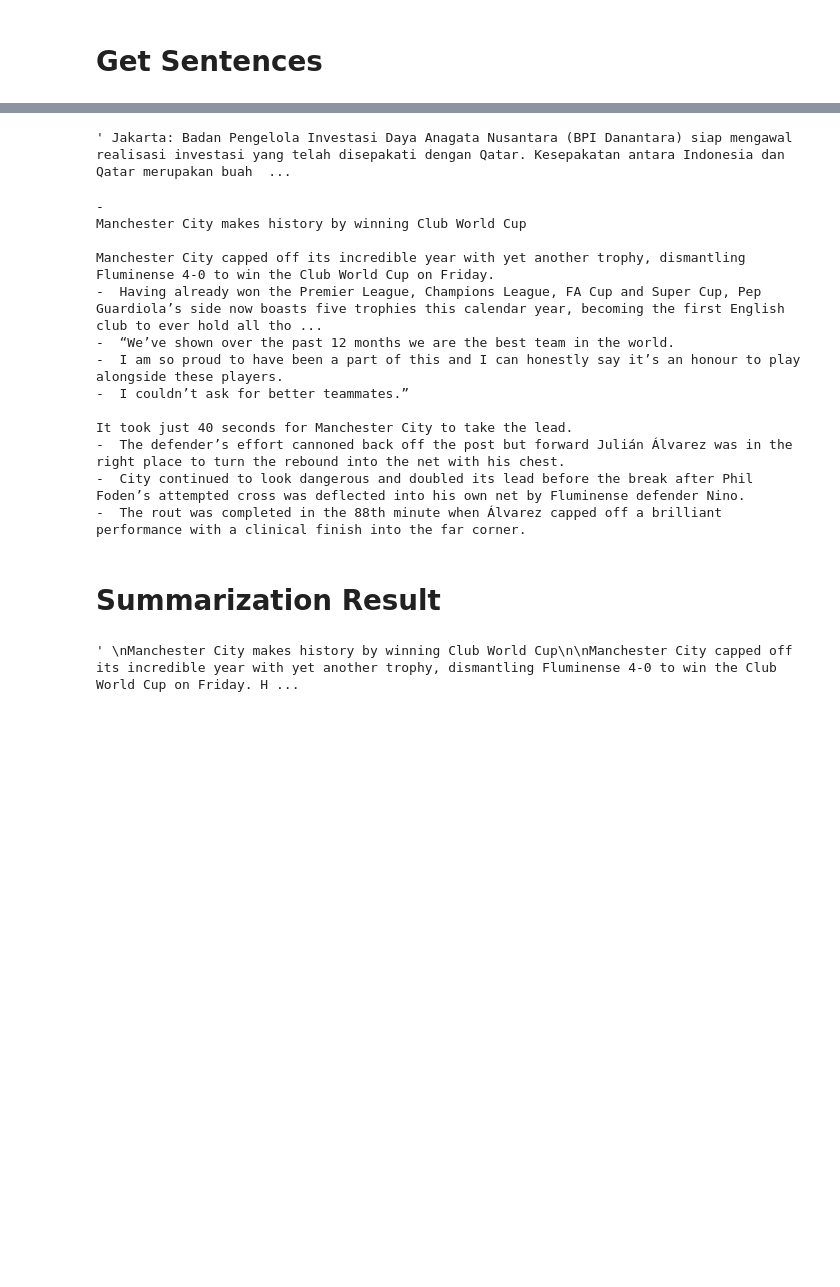
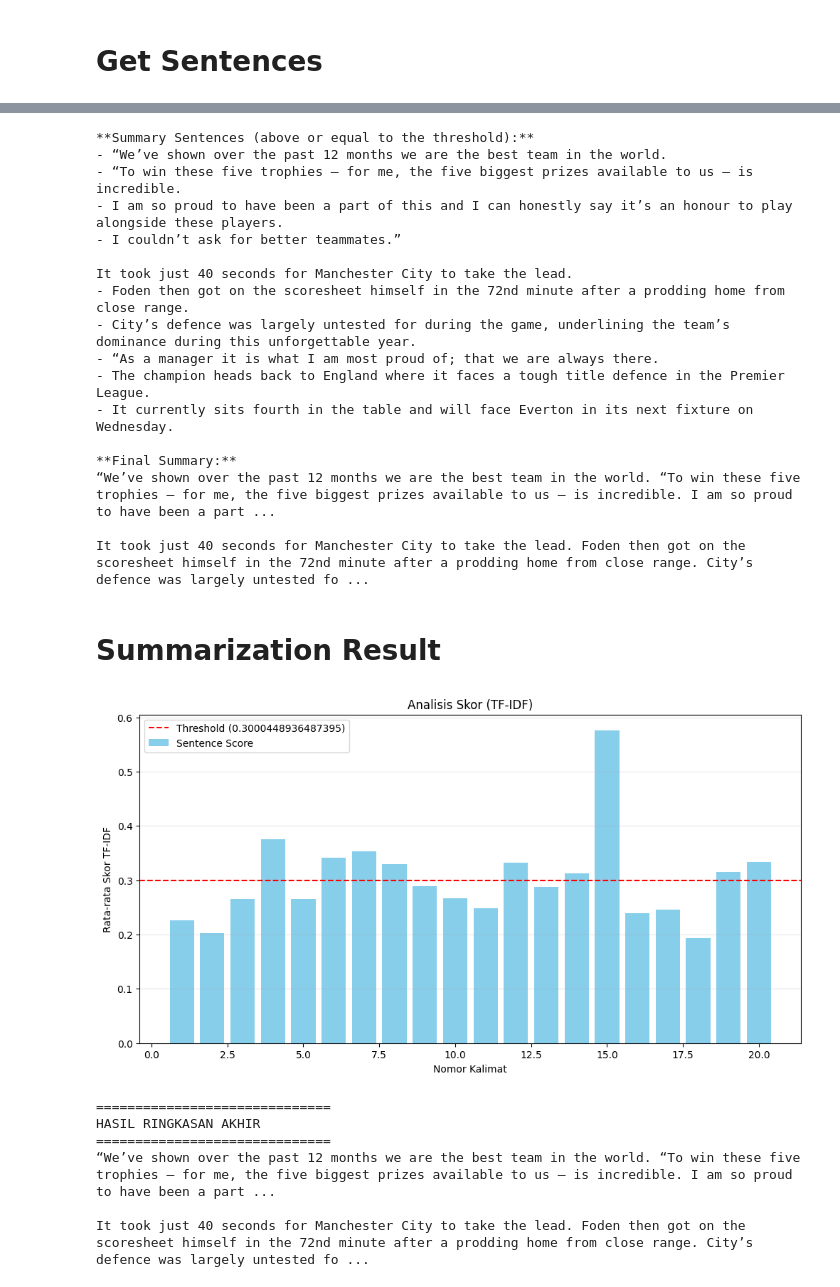
Before and after one commit to zakyalkhair/alfagift-sentiment-analysis, a Jupyter notebook: homework/tf-idf/1b-manchester.ipynb, the cells around one changed output, grey strips where cells are left out. Drawn from its saved outputs; the diff is of its cells as text; code cells hidden in the pictures; blank space fills up the shorter version.

```diff
--- a/homework/tf-idf/1b-manchester.ipynb
+++ b/homework/tf-idf/1b-manchester.ipynb
@@ -773,33 +301,59 @@ Sentence 16: 0.0000
-# %%
-final_summ
-# %% [output]
-' Jakarta: Badan Pengelola Investasi Daya Anagata Nusantara (BPI Danantara) siap mengawal realisasi investasi yang telah disepakati dengan Qatar. Kesepakatan antara Indonesia dan Qatar merupakan buah  ...
 # %%
 # Final summary initialization
 final_summ = ""
 
 # Get summary sentences
-for index, data in enumerate(sent_scores) :
-  if (data >= (threshold)) :
-    final_summ = final_summ + " " + sent_token[index]
-    print("- ", sent_token[index])
+print("\n**Summary Sentences (above or equal to the threshold):**")
+for index, score in enumerate(sentence_scores):
+    if score >= threshold:
+        final_summ = final_summ + " " + sentences[index]
+        print(f"- {sentences[index]}")
+
+print("\n**Final Summary:**")
+print(final_summ.strip())
 # %% [output]
--
-Manchester City makes history by winning Club World Cup
-
-Manchester City capped off its incredible year with yet another trophy, dismantling Fluminense 4-0 to win the Club World Cup on Friday.
--  Having already won the Premier League, Champions League, FA Cup and Super Cup, Pep Guardiola’s side now boasts five trophies this calendar year, becoming the first English club to ever hold all tho ...
--  “We’ve shown over the past 12 months we are the best team in the world.
--  I am so proud to have been a part of this and I can honestly say it’s an honour to play alongside these players.
--  I couldn’t ask for better teammates.”
+**Summary Sentences (above or equal to the threshold):**
+- “We’ve shown over the past 12 months we are the best team in the world.
+- “To win these five trophies – for me, the five biggest prizes available to us – is incredible.
+- I am so proud to have been a part of this and I can honestly say it’s an honour to play alongside these players.
+- I couldn’t ask for better teammates.”
 
 It took just 40 seconds for Manchester City to take the lead.
--  The defender’s effort cannoned back off the post but forward Julián Álvarez was in the right place to turn the rebound into the net with his chest.
--  City continued to look dangerous and doubled its lead before the break after Phil Foden’s attempted cross was deflected into his own net by Fluminense defender Nino.
--  The rout was completed in the 88th minute when Álvarez capped off a brilliant performance with a clinical finish into the far corner.
+- Foden then got on the scoresheet himself in the 72nd minute after a prodding home from close range.
+- City’s defence was largely untested for during the game, underlining the team’s dominance during this unforgettable year.
+- “As a manager it is what I am most proud of; that we are always there.
+- The champion heads back to England where it faces a tough title defence in the Premier League.
+- It currently sits fourth in the table and will face Everton in its next fixture on Wednesday.
+
+**Final Summary:**
+“We’ve shown over the past 12 months we are the best team in the world. “To win these five trophies – for me, the five biggest prizes available to us – is incredible. I am so proud to have been a part ...
+
+It took just 40 seconds for Manchester City to take the lead. Foden then got on the scoresheet himself in the 72nd minute after a prodding home from close range. City’s defence was largely untested fo ...
 # %% [markdown]
 # Summarization Result
-# %%
-final_summ
-# %% [output]
-' \nManchester City makes history by winning Club World Cup\n\nManchester City capped off its incredible year with yet another trophy, dismantling Fluminense 4-0 to win the Club World Cup on Friday. H ...
+# %%
+plt.figure(figsize=(12, 6))
+plt.bar(range(1, len(sentence_scores) + 1), sentence_scores, color='skyblue', label='Sentence Score')
+plt.axhline(y=threshold, color='r', linestyle='--', label=f'Threshold ({threshold})')
+plt.xlabel("Nomor Kalimat")
+plt.ylabel("Rata-rata Skor TF-IDF")
+plt.title("Analisis Skor (TF-IDF)")
+plt.legend()
+plt.grid(axis='y', alpha=0.3)
+plt.show()
+
+# ==========================================
+# 8. Final Output
+# ==========================================
+print("\n" + "="*30)
+print("HASIL RINGKASAN AKHIR")
+print("="*30)
+print(final_summ.strip())
+# %% [output]
+[figure, added]
+==============================
+HASIL RINGKASAN AKHIR
+==============================
+“We’ve shown over the past 12 months we are the best team in the world. “To win these five trophies – for me, the five biggest prizes available to us – is incredible. I am so proud to have been a part ...
+
+It took just 40 seconds for Manchester City to take the lead. Foden then got on the scoresheet himself in the 72nd minute after a prodding home from close range. City’s defence was largely untested fo ...
```
Also changed, not shown: parts of 28 cells of this notebook.
